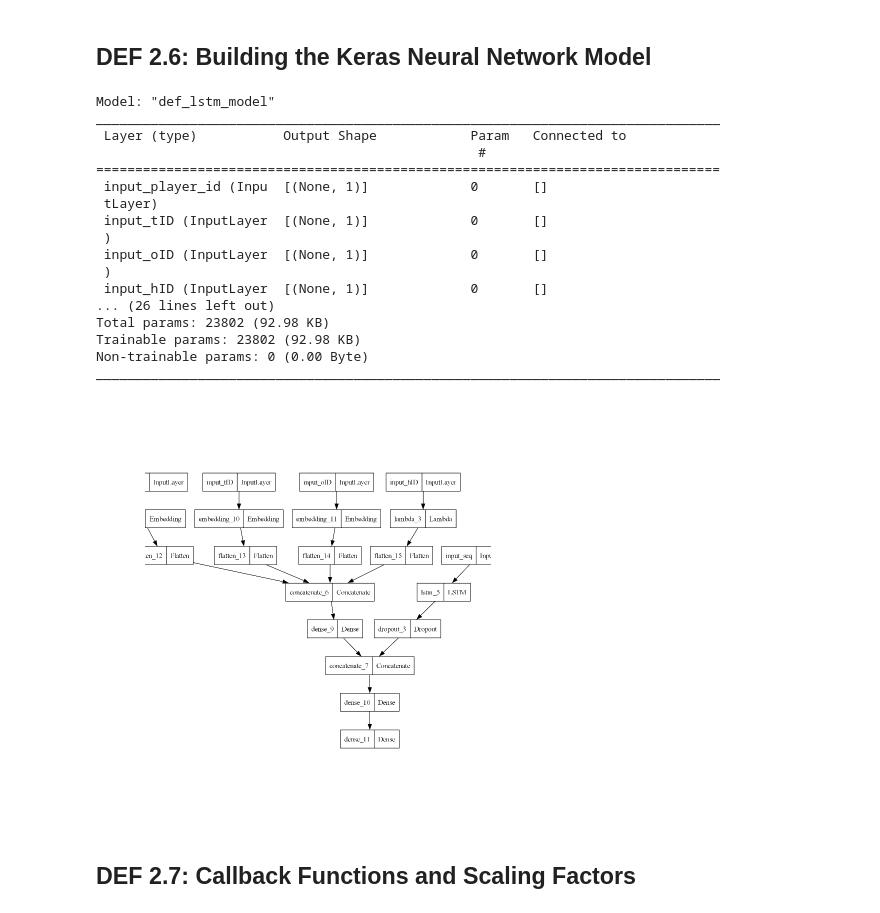
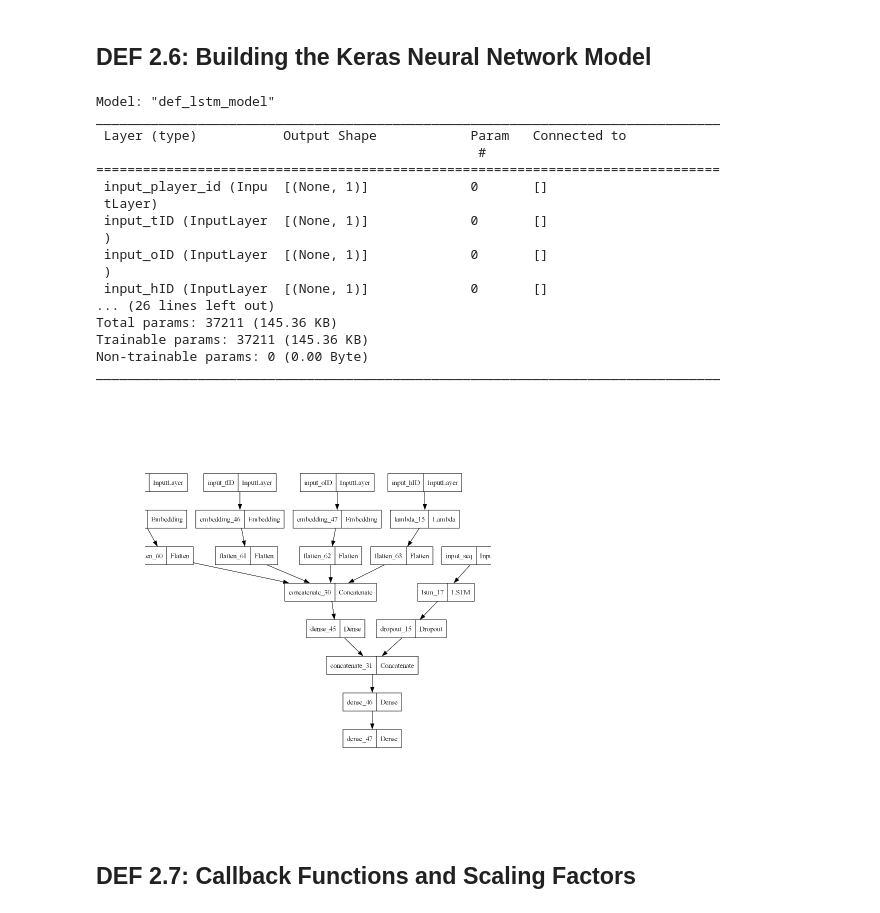
Before and after one commit to Nysgjerrigper/MSc-BusAdm-25-EBA-PAM, a Jupyter notebook: R Forecast/prognose-modell (16).ipynb, the cells around one changed output. Saved outputs shown, nothing was run; the diff lists cells and outputs as text; code cells hidden in the pictures.

```diff
--- a/R Forecast/prognose-modell (16).ipynb
+++ b/R Forecast/prognose-modell (16).ipynb
@@ -58,11 +58,11 @@ tf.Tensor(b'Hello, TensorFlow!', shape=(), dtype=string)
 # %%
 # Global user inputs ----
 # Trainingsplit : in-sample <= split_gw < out-of-sample
-split_gw <- 38+38
+split_gw <- 38
 
 # LSTM
-epoker <- 15
-vindu <- 3
+epoker <- 10
+vindu <- 5
 
 #Metrics for LSTM Models. Alle fungerer ikke fordi noen er for keras 3 eller heter noe annet som jeg ikke finner
 metrics_regression <- c(
@@ -79,9 +79,6 @@ antall_uker <- 7
 # Til patience epoker i callback.
 # Altså hvor mange epoker skal den vente før den slutter å trene modellen og gå tilbake til siste beste
 num_patience <- 5
-
-# Decided embedding dimensions for pos.6 Building the Model
-num_embedding_dimension <- 1
 # %% [markdown]
 # Fetch data and prelim data manipulation
 # %%
@@ -1253,7 +1283,7 @@ num_players   <- max(mid$player_id)
 num_teams     <- max(mid$tID)
 num_opponents <- max(mid$oID)
 
-embedding_dimension <- num_embedding_dimension  # Embedding dimension
+embedding_dimension <- 10  # Embedding dimension
 
 # Create input layers for current categorical values
 input_player_id <- layer_input(shape = c(1), dtype = "int32", name = "input_player_id")
@@ -1321,36 +1351,36 @@ keras_python$utils$plot_model(
   to_file = "keras-model-def.png",
   show_shapes = FALSE,  # Set to TRUE to see tensor shapes
   show_dtype = FALSE,
   show_layer_names = TRUE,
   rankdir = "TB",      # "TB" (top to bottom) or "LR" (left to right)
   expand_nested = FALSE,
   dpi = 200,
   show_layer_activations = FALSE
 )
 
 # Display the image in R
 library(png) # or library(png) depending on your output format
 img <- readPNG("keras-model-def.png") # or readJPEG for jpeg format
 grid::grid.raster(img)
 # %% [output]
 Model: "def_lstm_model"
 ________________________________________________________________________________
  Layer (type)           Output Shape            Param   Connected to
                                                  #
 ================================================================================
  input_player_id (Inpu  [(None, 1)]             0       []
  tLayer)
  input_tID (InputLayer  [(None, 1)]             0       []
  )
  input_oID (InputLayer  [(None, 1)]             0       []
  )
  input_hID (InputLayer  [(None, 1)]             0       []
 ... (26 lines left out)
-Total params: 23802 (92.98 KB)
-Trainable params: 23802 (92.98 KB)
+Total params: 37211 (145.36 KB)
+Trainable params: 37211 (145.36 KB)
 Non-trainable params: 0 (0.00 Byte)
 ________________________________________________________________________________
-[figure, old version]
+[figure, new version]
 # %% [markdown]
 ## DEF 2.7: Callback Functions and Scaling Factors
 # %%
```
Also changed, not shown: parts of 50 cells of this notebook, 38 other files.
